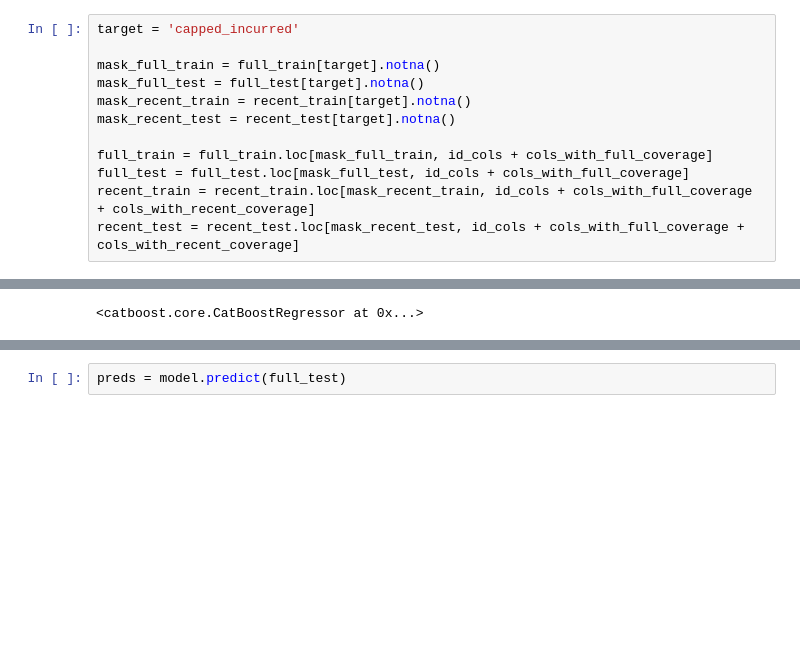
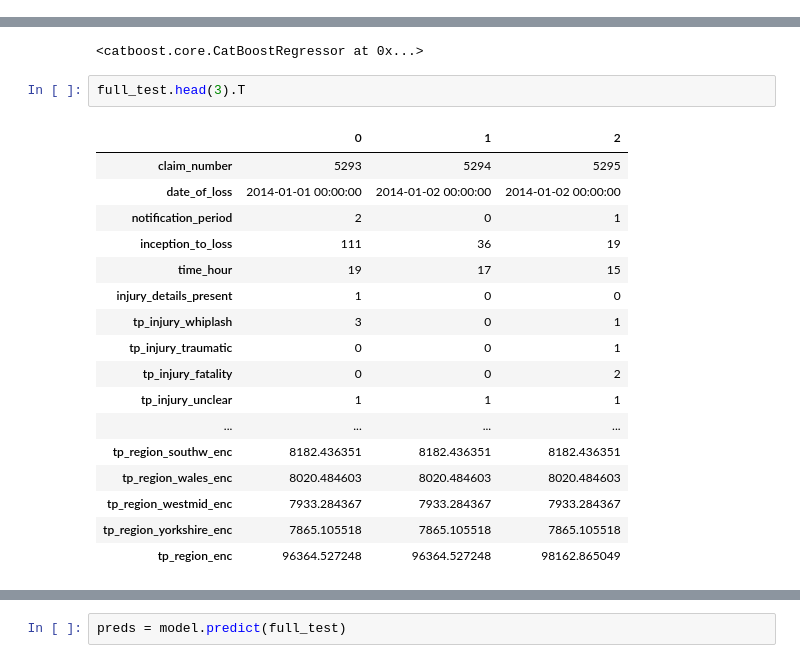
Before and after one commit to oli-harvey/hastings, a Jupyter notebook: 02_modelling.ipynb, the cells around one changed output, grey strips where cells are left out. Drawn from its saved outputs; the diff is of its cells as text; blank space fills up the shorter version.

```diff
--- a/02_modelling.ipynb
+++ b/02_modelling.ipynb
@@ -156,15 +73,3 @@ cols_with_full_coverage
-# %%
-target = 'capped_incurred'
-
-mask_full_train = full_train[target].notna()
-mask_full_test = full_test[target].notna()
-mask_recent_train = recent_train[target].notna()
-mask_recent_test = recent_test[target].notna()
-
-full_train = full_train.loc[mask_full_train, id_cols + cols_with_full_coverage]
-full_test = full_test.loc[mask_full_test, id_cols + cols_with_full_coverage]
-recent_train = recent_train.loc[mask_recent_train, id_cols + cols_with_full_coverage + cols_with_recent_coverage]
-recent_test = recent_test.loc[mask_recent_test, id_cols + cols_with_full_coverage + cols_with_recent_coverage]
 # %% [markdown]
 # Random Forest
 
@@ -254,6 +159,26 @@ model, features = train_catboost_rf(
 model
 # %% [output]
 <catboost.core.CatBoostRegressor at 0x...>
+# %%
+full_test.head(3).T
+# %% [output]
+|  | 0 | 1 | 2 |
+| claim_number | 5293 | 5294 | 5295 |
+| date_of_loss | 2014-01-01 00:00:00 | 2014-01-02 00:00:00 | 2014-01-02 00:00:00 |
+| notification_period | 2 | 0 | 1 |
+| inception_to_loss | 111 | 36 | 19 |
+| time_hour | 19 | 17 | 15 |
+| injury_details_present | 1 | 0 | 0 |
+| tp_injury_whiplash | 3 | 0 | 1 |
+| tp_injury_traumatic | 0 | 0 | 1 |
+| tp_injury_fatality | 0 | 0 | 2 |
+| tp_injury_unclear | 1 | 1 | 1 |
+| ... | ... | ... | ... |
+| tp_region_southw_enc | 8182.436351 | 8182.436351 | 8182.436351 |
+| tp_region_wales_enc | 8020.484603 | 8020.484603 | 8020.484603 |
+| tp_region_westmid_enc | 7933.284367 | 7933.284367 | 7933.284367 |
+| tp_region_yorkshire_enc | 7865.105518 | 7865.105518 | 7865.105518 |
+| tp_region_enc | 96364.527248 | 96364.527248 | 98162.865049 |
 # %%
 import numpy as np
 import pandas as pd
```
Also changed, not shown: parts of 10 cells of this notebook, 21 other files.
